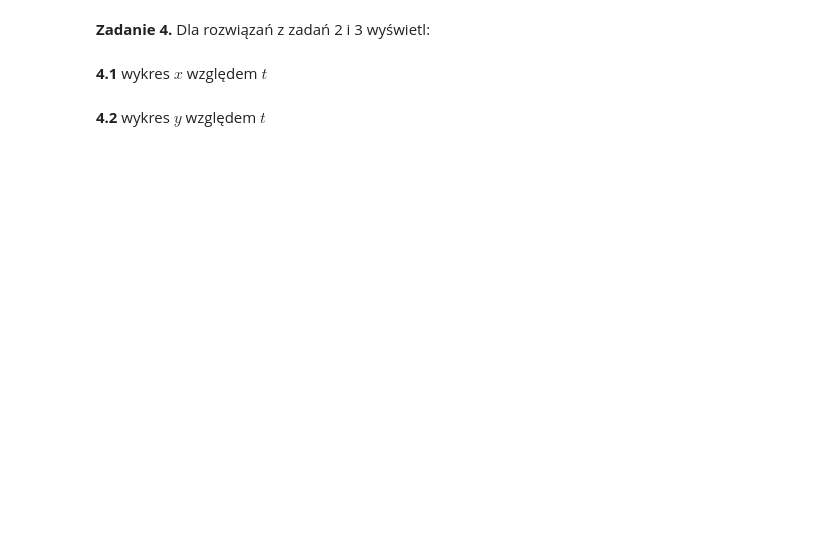
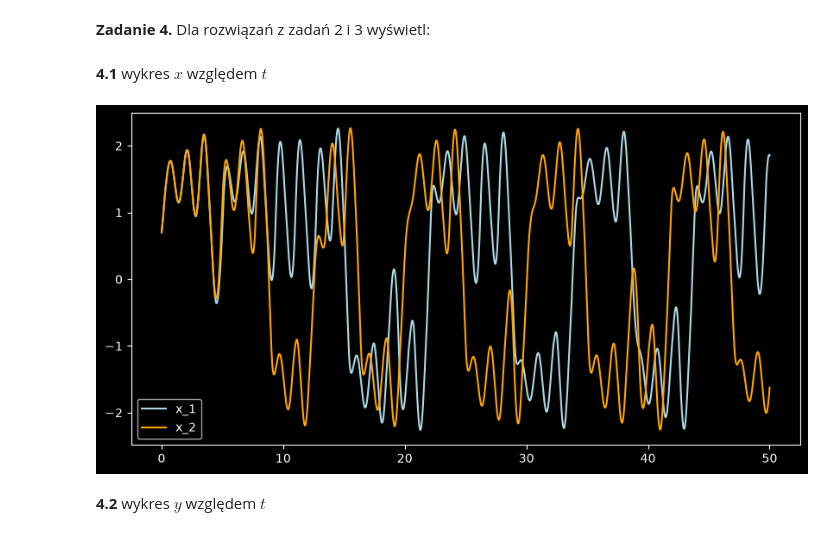
Before and after one commit to konradziel/CC_Computer_Simulations, a Jupyter notebook: SK_Lab_02_Chua_temp.ipynb, the cells around one changed output. Saved outputs shown, nothing was run; the diff lists cells and outputs as text; code cells hidden in the pictures; blank space fills up the shorter version.

```diff
--- a/SK_Lab_02_Chua_temp.ipynb
+++ b/SK_Lab_02_Chua_temp.ipynb
@@ -46,5 +94,14 @@ Układ trzech równań różniczkowych precyzyjnie definiuje, jak zmiana jednej
 **Zadanie 4.** Dla rozwiązań z zadań 2 i 3 wyświetl:
 # %% [markdown]
 **4.1** wykres $x$ względem $t$
+# %%
+plt.figure(figsize=(10, 5))
+plt.plot(sol_1.t, sol_1.y[0], label="x_1", color="lightblue")
+plt.plot(sol_2.t, sol_2.y[0], label="x_2", color="orange")
+
+plt.legend()
+plt.show()
+# %% [output]
+[figure, added]
 # %% [markdown]
 **4.2** wykres $y$ względem $t$
```
Also changed, not shown: parts of 11 cells of this notebook.
